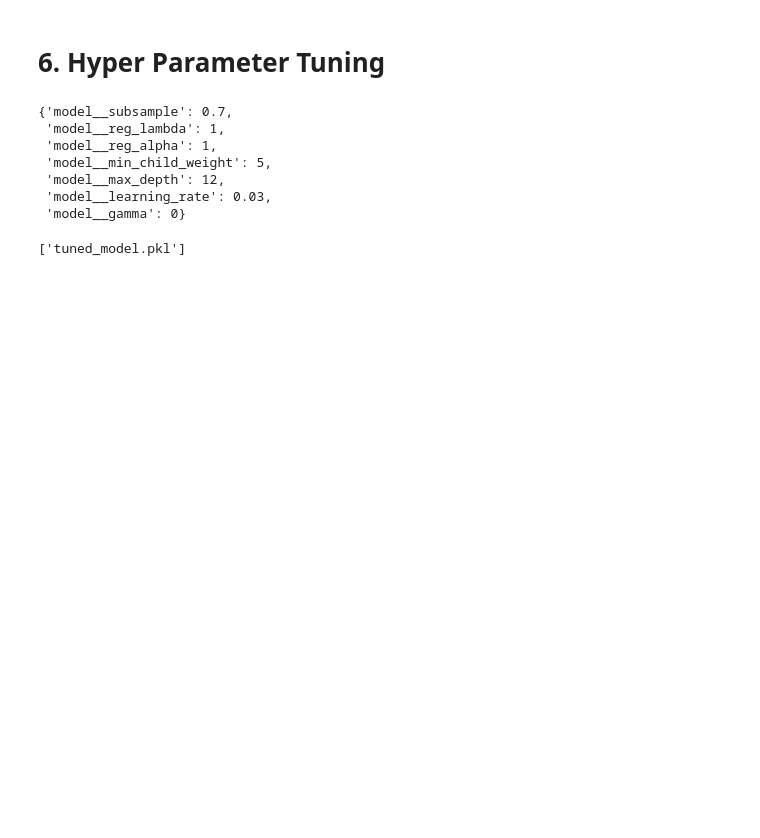
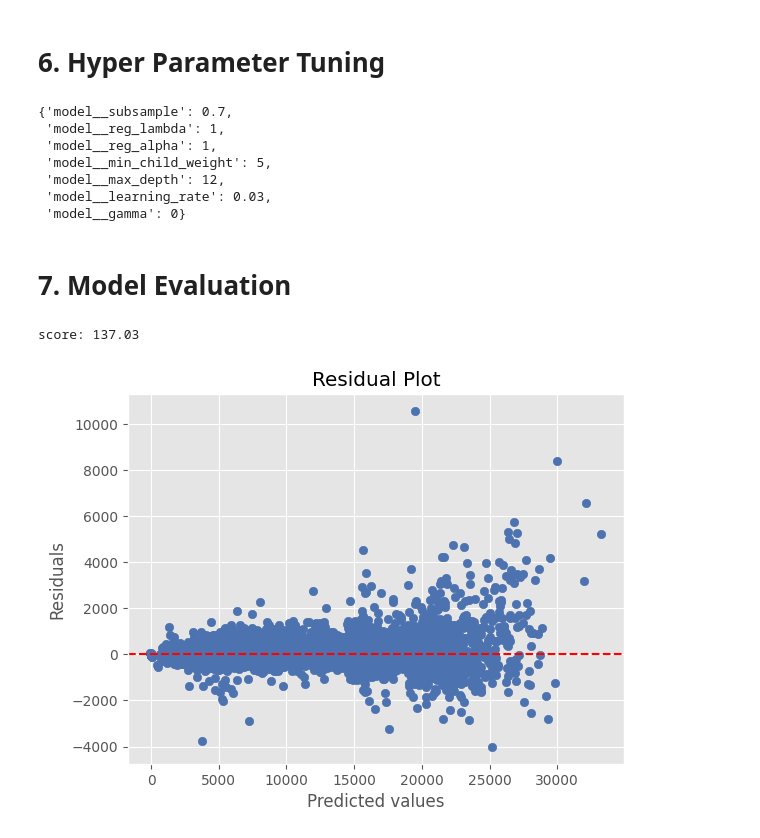
Before and after one commit to martin-har/rossman-repo, a Jupyter notebook: rossman-proj.ipynb, the cells around one changed output. Saved outputs shown, nothing was run; the diff lists cells and outputs as text; code cells hidden in the pictures; blank space fills up the shorter version.

Commit message:
Add model evaluation and fix project structure

```diff
--- a/rossman-proj.ipynb
+++ b/rossman-proj.ipynb
@@ -721,7 +700,22 @@ best_params
  'model__max_depth': 12,
  'model__learning_rate': 0.03,
  'model__gamma': 0}
-# %%
-joblib.dump(best_estimator, 'tuned_model.pkl')
-# %% [output]
-['tuned_model.pkl']
+# %%
+final_model = joblib.load("tuned_model.pkl")
+# %% [markdown]
+# 7. Model Evaluation
+# %%
+y_pred = final_model.predict(X_test)
+score = np.sqrt(mean_squared_error(y_test, y_pred))
+print('score:', round(score, 2))
+
+residuals = y_test - y_pred
+plt.scatter(y_pred, residuals)
+plt.axhline(0, color='red', linestyle='--')
+plt.xlabel('Predicted values')
+plt.ylabel('Residuals')
+plt.title('Residual Plot')
+plt.show()
+# %% [output]
+score: 137.03
+[figure, added]
```
Also changed, not shown: parts of 7 cells of this notebook.
